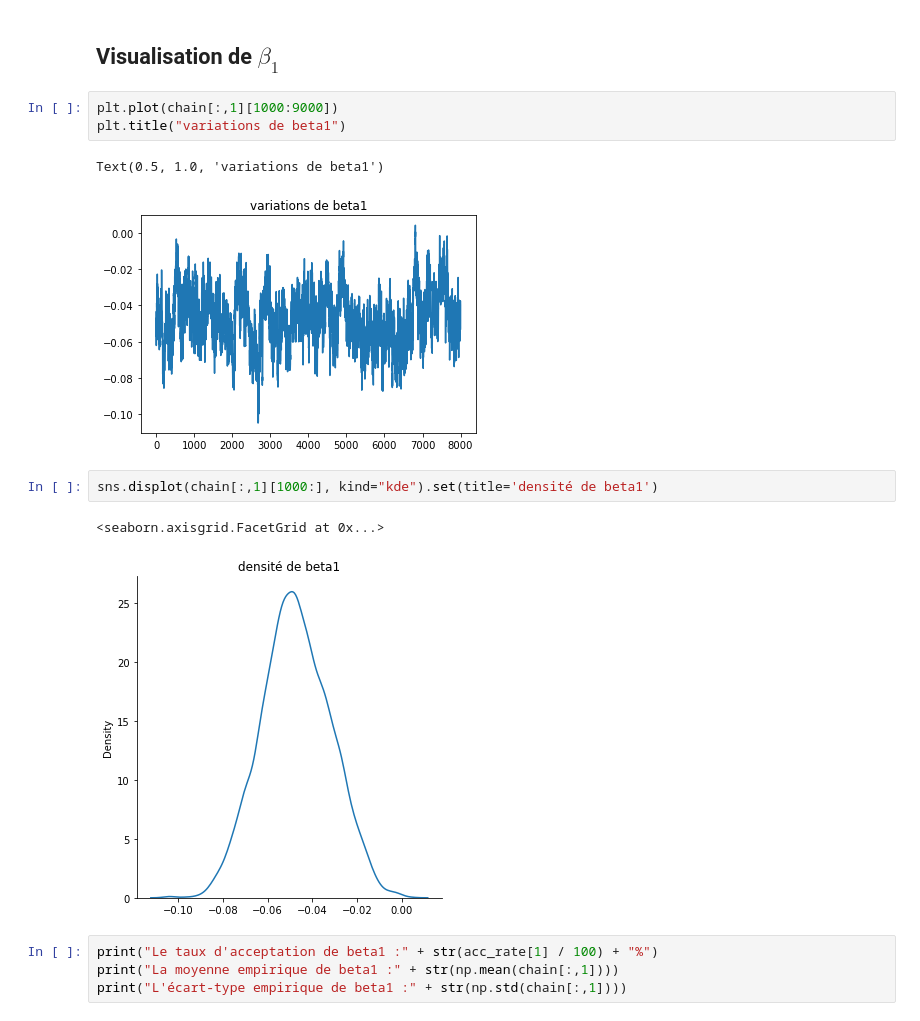
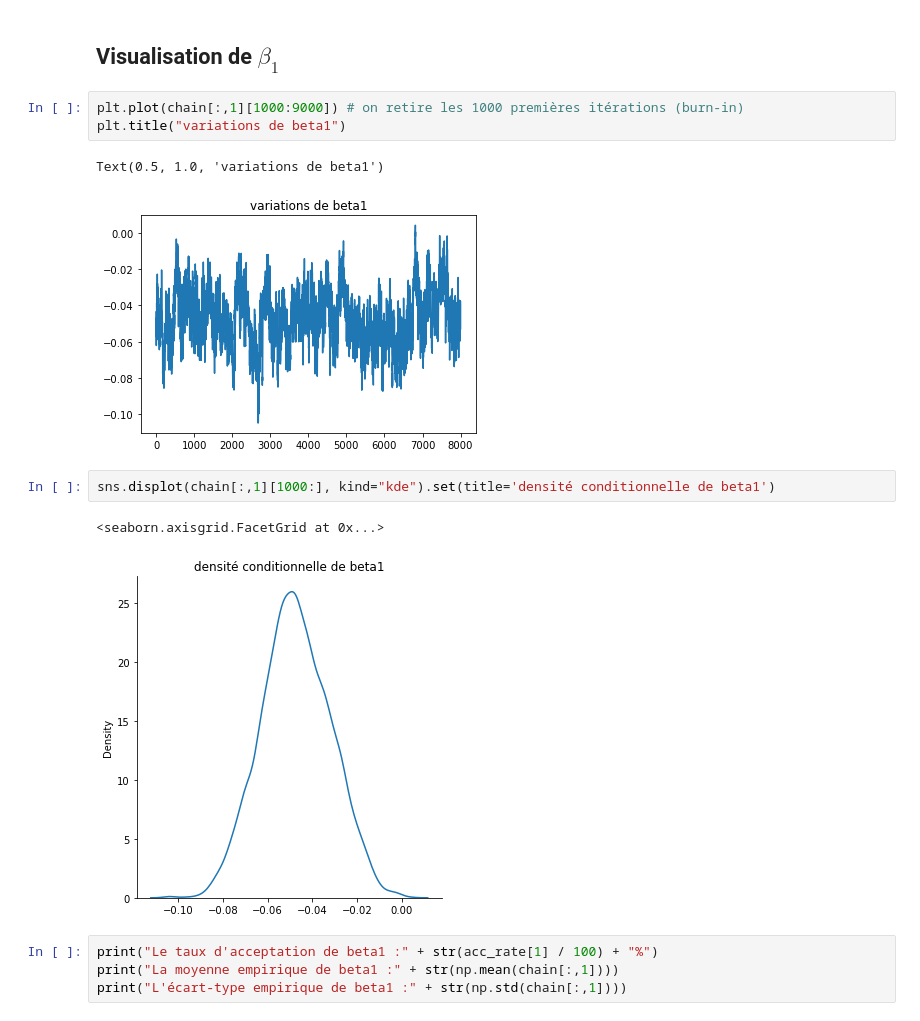
Before and after one commit to Lvalto/Projet-Oxford-smooth-fit-to-log-odds-ratios, a Jupyter notebook: Oxford-Aya.ipynb, the cells around one changed output. Cells and saved outputs as stored; diff of their text form.

```diff
--- a/Oxford-Aya.ipynb
+++ b/Oxford-Aya.ipynb
@@ -221,16 +221,16 @@ L'écart-type empirique de alpha :0.0670322607119847
 # %% [markdown]
 ## Visualisation de $\beta_1$
 # %%
-plt.plot(chain[:,1][1000:9000])
+plt.plot(chain[:,1][1000:9000]) # on retire les 1000 premières itérations (burn-in)
 plt.title("variations de beta1")
 # %% [output]
 Text(0.5, 1.0, 'variations de beta1')
 [figure]
 # %%
-sns.displot(chain[:,1][1000:], kind="kde").set(title='densité de beta1')
+sns.displot(chain[:,1][1000:], kind="kde").set(title='densité conditionnelle de beta1')
 # %% [output]
 <seaborn.axisgrid.FacetGrid at 0x...>
-[figure, old version]
+[figure, new version]
 # %%
 print("Le taux d'acceptation de beta1 :" + str(acc_rate[1] / 100) + "%")
 print("La moyenne empirique de beta1 :" + str(np.mean(chain[:,1])))
```
Also changed, not shown: parts of 7 cells of this notebook.
